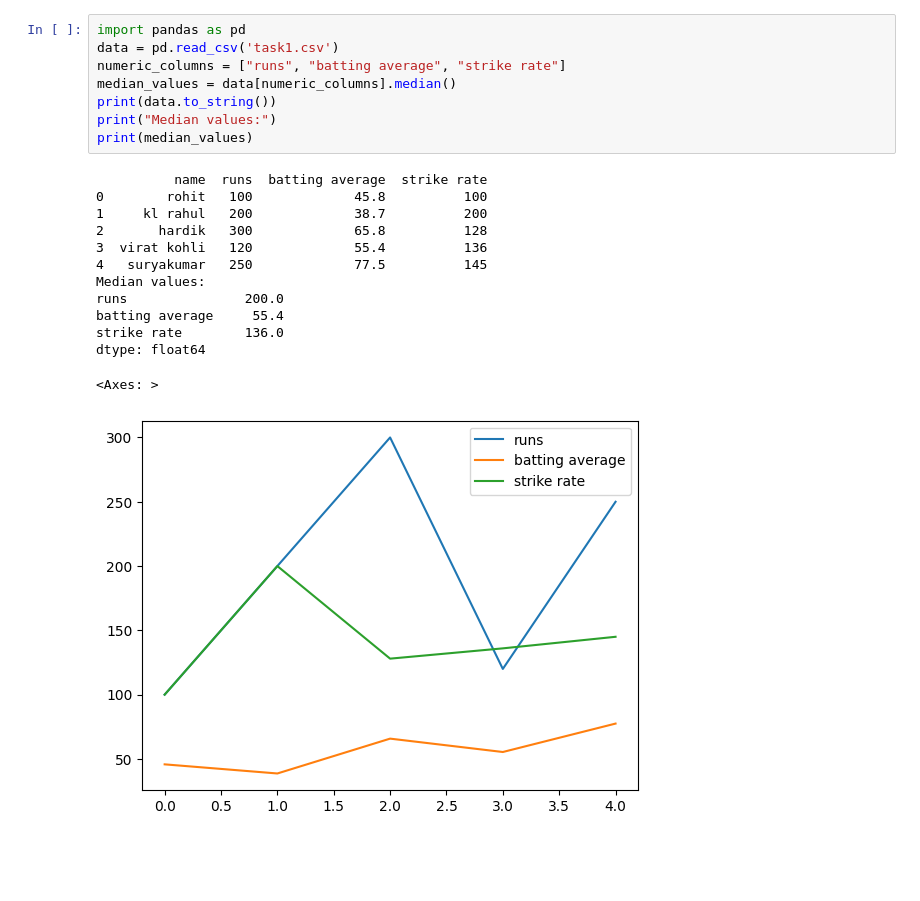
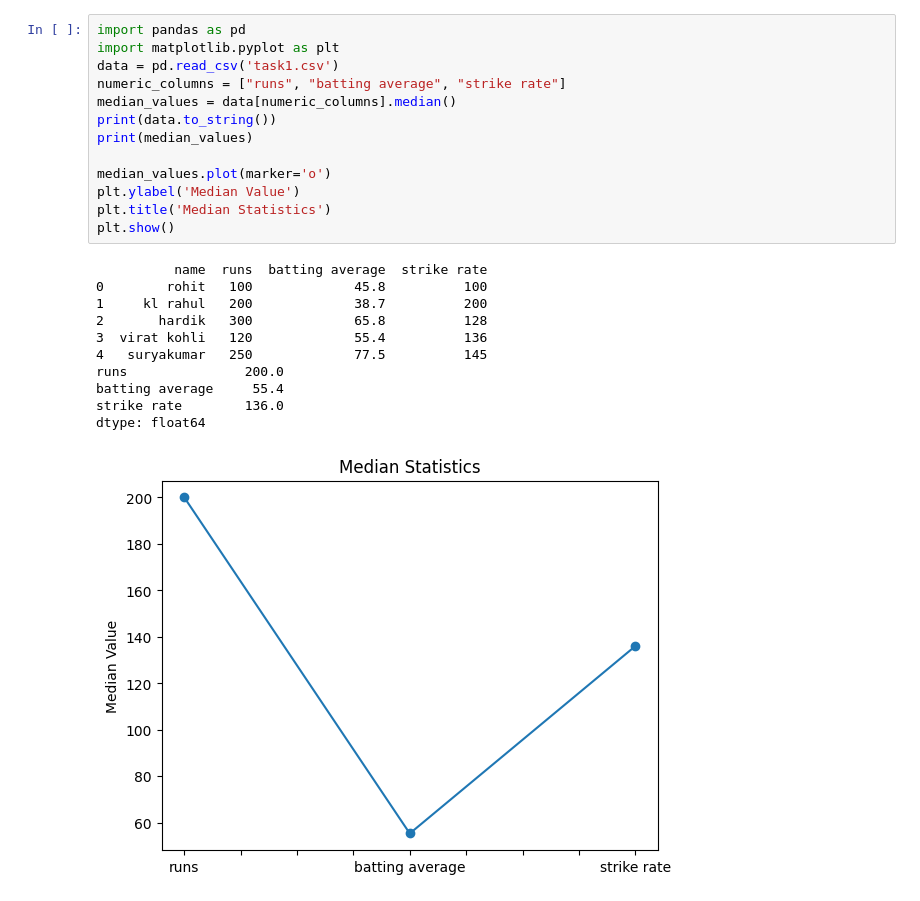
Before and after one commit to NaveenGumaste/Python-ML, a Jupyter notebook: task 1.ipynb, the cells around one changed output. Saved outputs shown, nothing was run; the diff lists cells and outputs as text; blank space fills up the shorter version.

Commit message:
Few Plot Changes

```diff
--- a/task 1.ipynb
+++ b/task 1.ipynb
@@ -40,22 +43,25 @@ Mean Strike Rate: 141.8
 # %%
 import pandas as pd
+import matplotlib.pyplot as plt
 data = pd.read_csv('task1.csv')
 numeric_columns = ["runs", "batting average", "strike rate"]
 median_values = data[numeric_columns].median()
 print(data.to_string())
-print("Median values:")
 print(median_values)
+
+median_values.plot(marker='o')
+plt.ylabel('Median Value')
+plt.title('Median Statistics')
+plt.show()
 # %% [output]
           name  runs  batting average  strike rate
 0        rohit   100             45.8          100
 1     kl rahul   200             38.7          200
 2       hardik   300             65.8          128
 3  virat kohli   120             55.4          136
 4   suryakumar   250             77.5          145
-Median values:
 runs               200.0
 batting average     55.4
 strike rate        136.0
 dtype: float64
-<Axes: >
-[figure, old version]
+[figure, new version]
```
Also changed, not shown: parts of 7 cells of this notebook.
